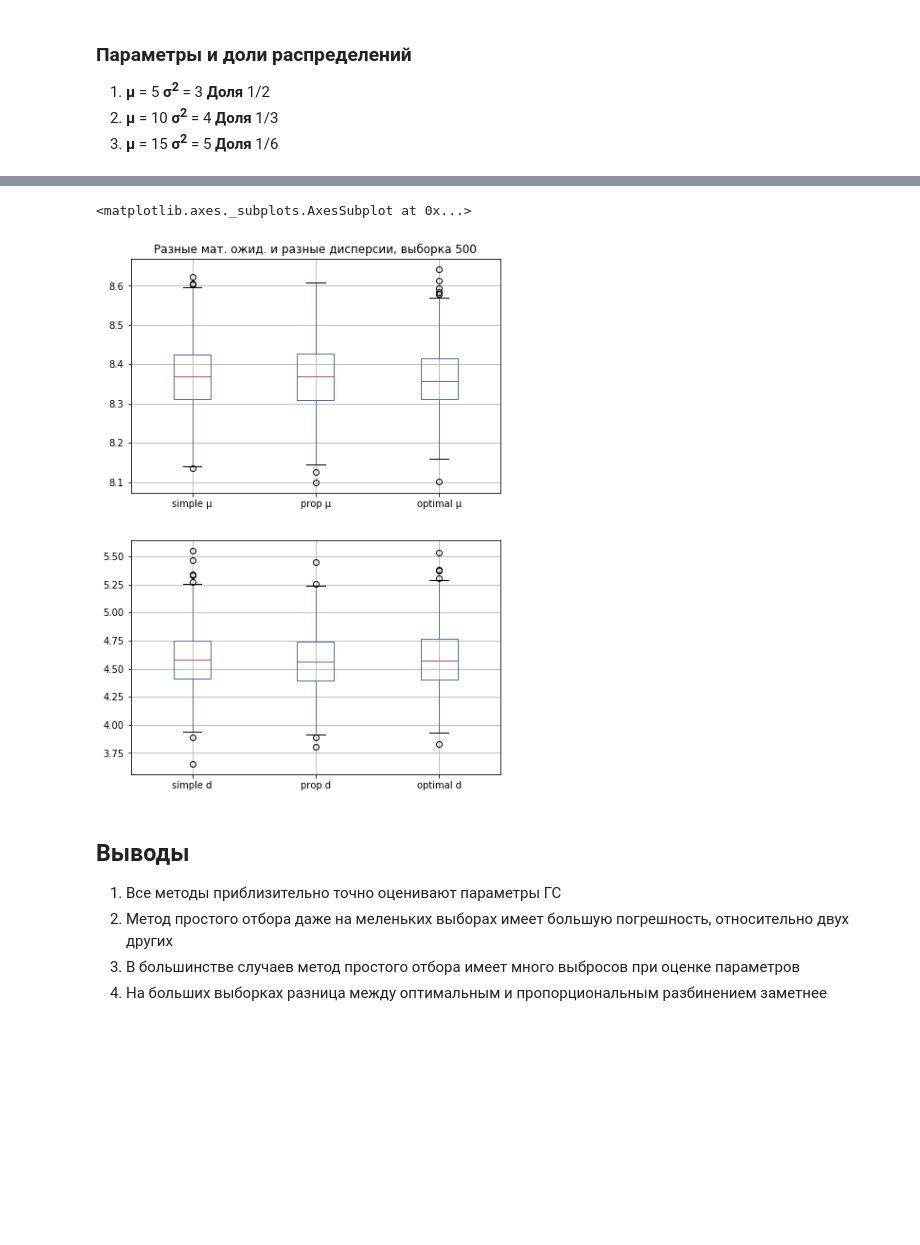
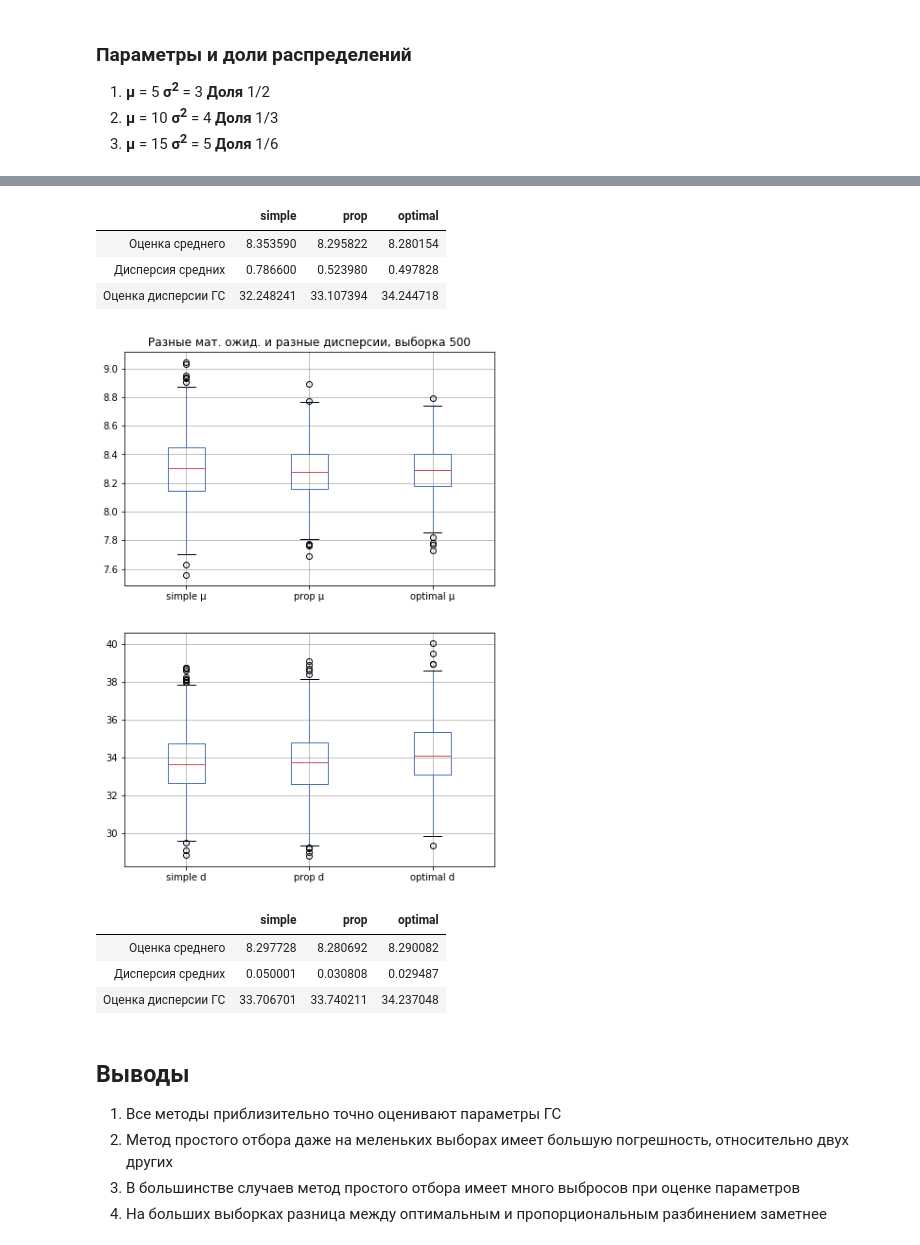
Before and after one commit to kozloffevgeniy/internship_courses, a Jupyter notebook: HT1.ipynb, the cells around one changed output, grey strips where cells are left out. Cells and saved outputs as stored; diff of their text form; code cells hidden in the pictures; blank space fills up the shorter version.

```diff
--- a/HT1.ipynb
+++ b/HT1.ipynb
@@ -442,5 +495,19 @@ result[['simple μ' , 'prop μ', 'optimal μ']].boxplot()
 plt.title('Равные мат. ожид. и разные дисперсии, выборка 500')
 plt.subplot(2, 1, 2)
 result[['simple d', 'prop d', 'optimal d']].boxplot()
+
+m = []
+d = []
+formula_d =[]
+for col in ['simple μ' , 'prop μ', 'optimal μ']:
+    m.append(np.mean(result[col]))
+    d.append(np.var(result[col]))
+
+for col in ['simple d', 'prop d', 'optimal d']:
+    formula_d.append(np.mean(result[col]))
+
+stat = pd.DataFrame([m, d, formula_d])
+stat.columns = ['simple', 'prop', 'optimal']
+stat.index = ['Оценка среднего', 'Дисперсия средних', 'Оценка дисперсии ГС']
 # %% [output]
 <matplotlib.axes._subplots.AxesSubplot at 0x...>
@@ -454,7 +528,7 @@ result[['simple d', 'prop d', 'optimal d']].boxplot()
     <li><b>μ</b> = 15 <b>σ<sup>2</sup></b> = 5 <b>Доля</b> 1/6 </li>
 </ol>
 # %%
-data = gen([5, 10, 15],[3, 4, 5])
+data = gen([5, 10, 15],[5, 4, 3])
 plt.figure(figsize=(7, 5))
 plt.hist(data['GP'], bins = 30, alpha=0.6, label='Ген.сов.')
 plt.hist(data[data['strat'] == 1]['GP'], bins = 30, alpha=0.6, label='strat 1')
@@ -478,4 +552,18 @@ result[['simple μ' , 'prop μ', 'optimal μ']].boxplot()
 plt.title('Разные мат. ожид. и разные дисперсии, выборка 40')
 plt.subplot(2, 1, 2)
 result[['simple d', 'prop d', 'optimal d']].boxplot()
+
+m = []
+d = []
+formula_d =[]
+for col in ['simple μ' , 'prop μ', 'optimal μ']:
+    m.append(np.mean(result[col]))
+    d.append(np.var(result[col]))
+
+for col in ['simple d', 'prop d', 'optimal d']:
+    formula_d.append(np.mean(result[col]))
+
+stat = pd.DataFrame([m, d, formula_d])
+stat.columns = ['simple', 'prop', 'optimal']
+stat.index = ['Оценка среднего', 'Дисперсия средних', 'Оценка дисперсии ГС']
 # %% [output]
@@ -484,19 +571,46 @@ result[['simple d', 'prop d', 'optimal d']].boxplot()
+# %%
+stat
+# %% [output]
+|  | simple | prop | optimal |
+| Оценка среднего | 8.353590 | 8.295822 | 8.280154 |
+| Дисперсия средних | 0.786600 | 0.523980 | 0.497828 |
+| Оценка дисперсии ГС | 32.248241 | 33.107394 | 34.244718 |
 # %%
 result = []
 for i in range(1000):
     result.append([*sample(500, data), *sample(500, data, method='prop'), *sample(500, data, method='optimal')])
 result = pd.DataFrame(result)
 result.columns = ['simple μ', 'simple d' , 'prop μ', 'prop d', 'optimal μ', 'optimal d']
 plt.figure(figsize = (7,10))
 
 plt.subplot(2, 1, 1)
 result[['simple μ' , 'prop μ', 'optimal μ']].boxplot()
 plt.title('Разные мат. ожид. и разные дисперсии, выборка 500')
 plt.subplot(2, 1, 2)
 result[['simple d', 'prop d', 'optimal d']].boxplot()
+
+m = []
+d = []
+formula_d =[]
+for col in ['simple μ' , 'prop μ', 'optimal μ']:
+    m.append(np.mean(result[col]))
+    d.append(np.var(result[col]))
+
+for col in ['simple d', 'prop d', 'optimal d']:
+    formula_d.append(np.mean(result[col]))
+
+stat = pd.DataFrame([m, d, formula_d])
+stat.columns = ['simple', 'prop', 'optimal']
+stat.index = ['Оценка среднего', 'Дисперсия средних', 'Оценка дисперсии ГС']
 # %% [output]
-<matplotlib.axes._subplots.AxesSubplot at 0x...>
-[figure, old version]
+[figure, new version]
+# %%
+stat
+# %% [output]
+|  | simple | prop | optimal |
+| Оценка среднего | 8.297728 | 8.280692 | 8.290082 |
+| Дисперсия средних | 0.050001 | 0.030808 | 0.029487 |
+| Оценка дисперсии ГС | 33.706701 | 33.740211 | 34.237048 |
 # %% [markdown]
 ## Выводы
 <ol>
```
Also changed, not shown: parts of 24 cells of this notebook.
